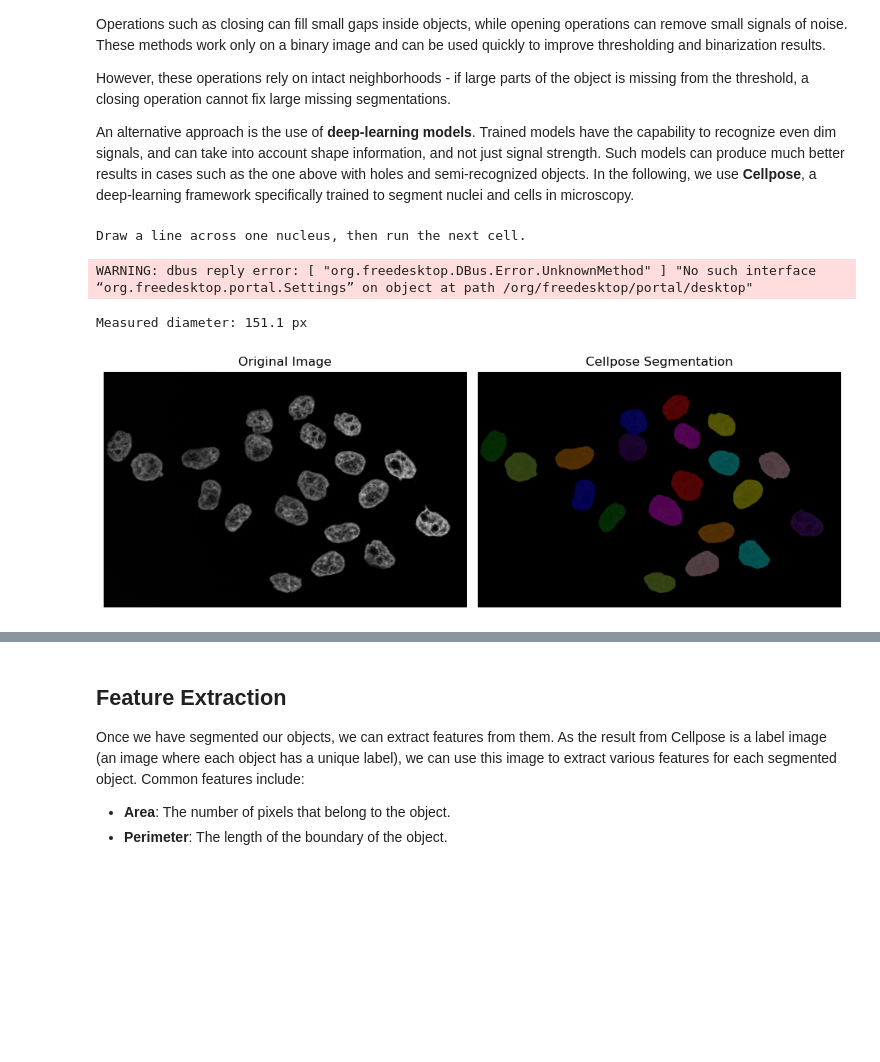
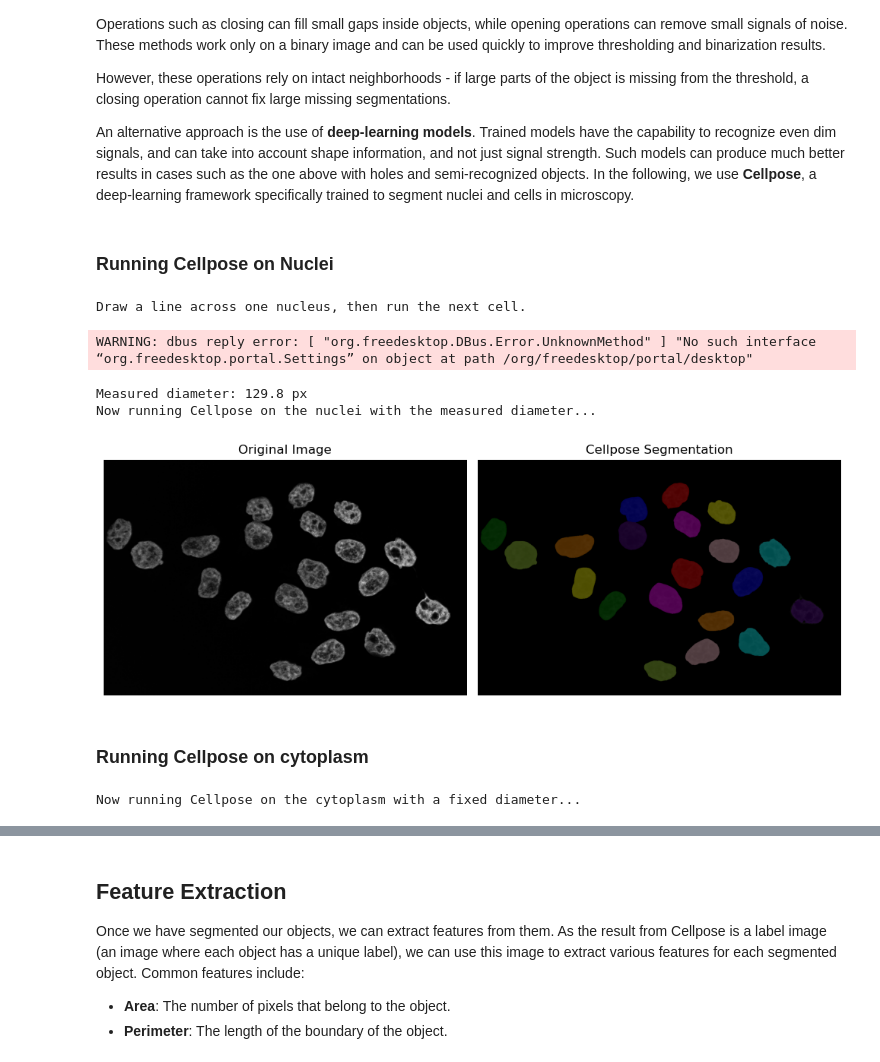
Before and after one commit to m-albert/mnb-image-analysis, a Jupyter notebook: materials/feature_extraction/feature_extraction.ipynb, the cells around one changed output, grey strips where cells are left out. Saved outputs shown, nothing was run; the diff lists cells and outputs as text; code cells hidden in the pictures; blank space fills up the shorter version.

```diff
--- a/materials/feature_extraction/feature_extraction.ipynb
+++ b/materials/feature_extraction/feature_extraction.ipynb
@@ -83,6 +83,8 @@ Operations such as closing can fill small gaps inside objects, while opening ope
 However, these operations rely on intact neighborhoods - if large parts of the object is missing from the threshold, a closing operation cannot fix large missing segmentations.
 
 An alternative approach is the use of **deep-learning models**. Trained models have the capability to recognize even dim signals, and can take into account shape information, and not just signal strength. Such models can produce much better results in cases such as the one above with holes and semi-recognized objects. In the following, we use **Cellpose**, a deep-learning framework specifically trained to segment nuclei and cells in microscopy.
+# %% [markdown]
+### Running Cellpose on Nuclei
 # %%
 %gui qt
 import napari
@@ -107,9 +109,11 @@ line = shapes_layer.data[0]
 measured_diameter = np.linalg.norm(line[1] - line[0])
 print(f"Measured diameter: {measured_diameter:.1f} px")
 
+print("Now running Cellpose on the nuclei with the measured diameter...")
 model = models.Cellpose(gpu=True, model_type="nuclei")
-masks, flows, styles, diams = model.eval(
+masks_c1, flows_c1, styles_c1, diams_c1 = model.eval(
     img_ch1, diameter=measured_diameter, channels=[0, 0]
 )
 # %% [output]
-Measured diameter: 151.1 px
+Measured diameter: 129.8 px
+Now running Cellpose on the nuclei with the measured diameter...
@@ -122,27 +120,37 @@ masks_c2, flows_c2, styles_c2, diams_c2 = model.eval(
 # %%
 # We split the visualization here so that we can change visualization options without having to recompute the segmentation
 # Visualize result
 from skimage.color import label2rgb
 
 plt.figure(figsize=(10, 5))
 
 plt.subplot(1, 2, 1)
 plt.imshow(img_ch1, cmap="gray")
 plt.title("Original Image")
 plt.axis("off")
 
 plt.subplot(1, 2, 2)
 # plt.imshow(img_ch1, cmap="gray")
-labels_rgb = label2rgb(
-    label=masks,
+labels_rgb_c1 = label2rgb(
+    label=masks_c1,
     image=img_ch1,
     bg_label=0,  # Needed to tell the function that 0 is background and should not be colored
 )
-plt.imshow(labels_rgb)
+plt.imshow(labels_rgb_c1)
 plt.title("Cellpose Segmentation")
 plt.axis("off")
 
 plt.tight_layout()
 plt.show()
 # %% [output]
-[figure, old version]
+[figure, new version]
+# %% [markdown]
+### Running Cellpose on cytoplasm
+# %%
+print("Now running Cellpose on the cytoplasm with a fixed diameter...")
+model = models.Cellpose(gpu=True, model_type="cyto3")
+masks_c2, flows_c2, styles_c2, diams_c2 = model.eval(
+    img_ch2, diameter=200, channels=[0, 0]
+)
+# %% [output]
+Now running Cellpose on the cytoplasm with a fixed diameter...
```
Also changed, not shown: parts of 18 cells of this notebook.
